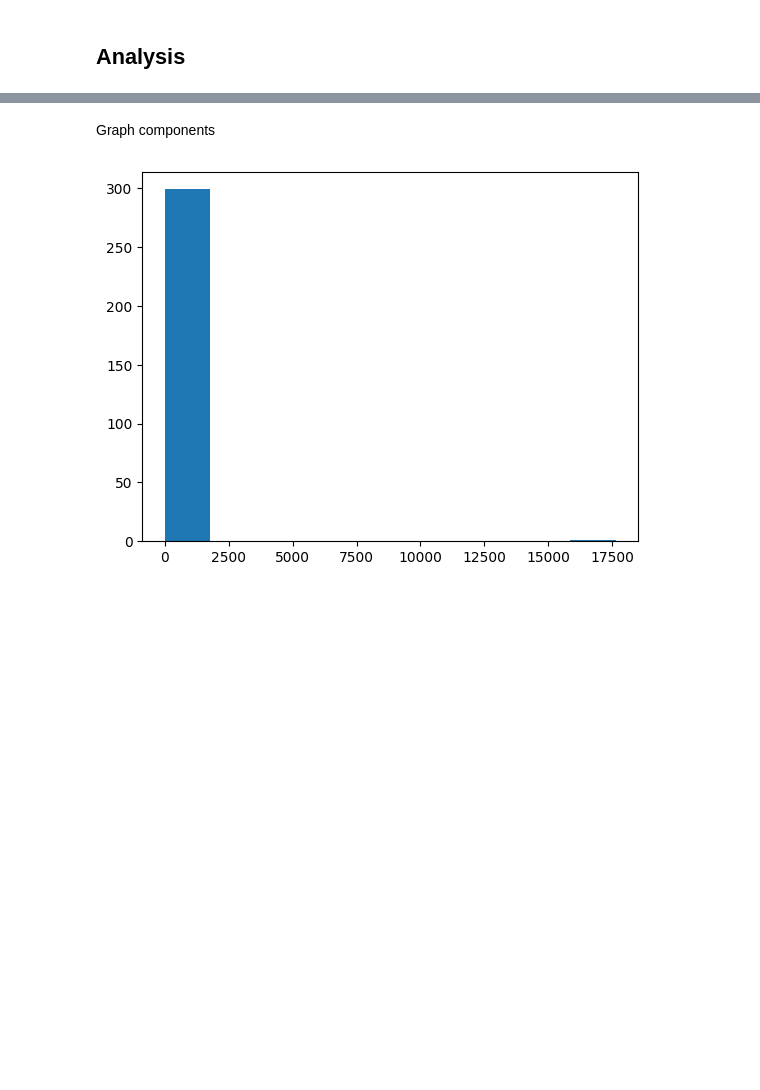
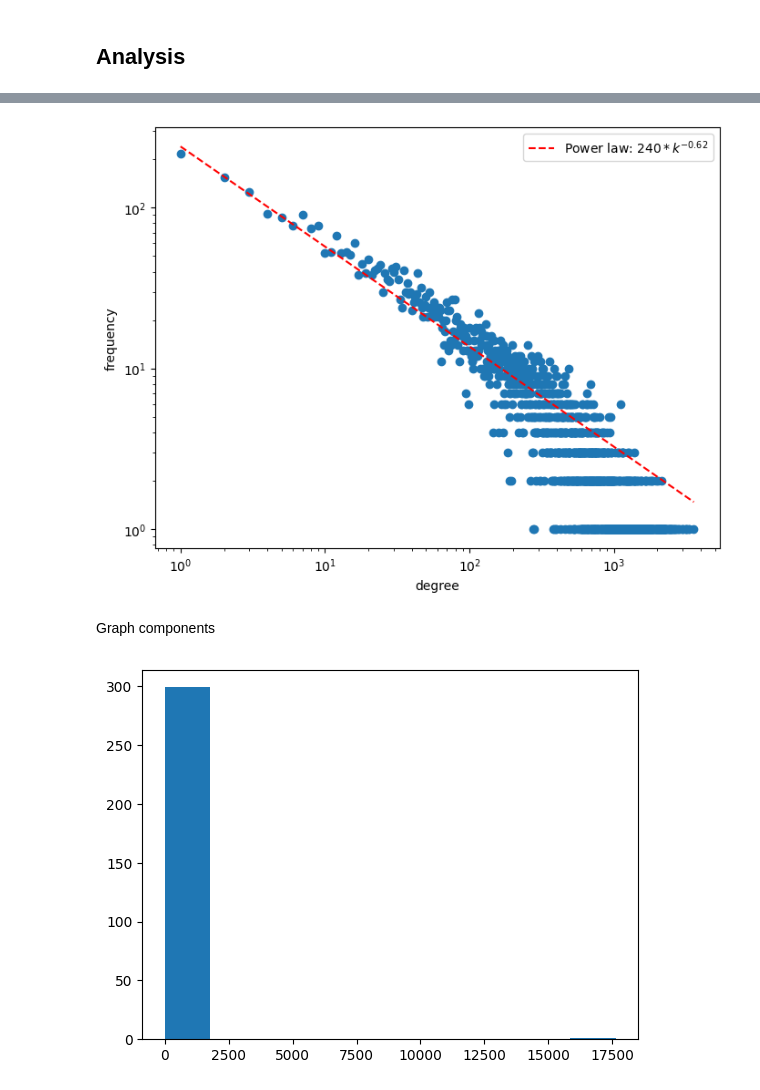
Before and after one commit to marceloslo/TP_MidiasSociais, a Jupyter notebook: Graph_analysis.ipynb, the cells around one changed output, grey strips where cells are left out. Cells and saved outputs as stored; diff of their text form; code cells hidden in the pictures; blank space fills up the shorter version.

```diff
--- a/Graph_analysis.ipynb
+++ b/Graph_analysis.ipynb
@@ -48,8 +36,2 @@ No comment for video ccbYCGFs0Sc
-# %%
-communities = {}
-for node in G.nodes:
-    if not G.nodes[node]['category'] in communities:
-        communities[G.nodes[node]['category']]=set()
-    communities[G.nodes[node]['category']].add(node)
 # %% [markdown]
 ## Analysis
@@ -56,3 +136,23 @@ for node in G.nodes:
+# %%
+target_func = func_powerlaw
+
+X, y = np.unique(list(small_category_degrees.values()), return_counts=True)
+
+X=X[1:]
+y=y[1:]
+popt, pcov = curve_fit(target_func, X, y)
+
+plt.figure(figsize=(8, 6))
+plt.plot(X, target_func(X, *popt), '--',color='r',label=r'Power law: $240*k^{-0.62}$')
+plt.scatter(X,y)
+plt.loglog()
+plt.xlabel('degree')
+plt.ylabel('frequency')
+plt.legend()
+plt.savefig('figures/small_cross_category_nodes_degrees.pdf',format='pdf')
+plt.show()
+# %% [output]
+[figure, added]
 # %% [markdown]
 Graph components
 # %%
```
Also changed, not shown: parts of 63 cells of this notebook, 9 other files.
